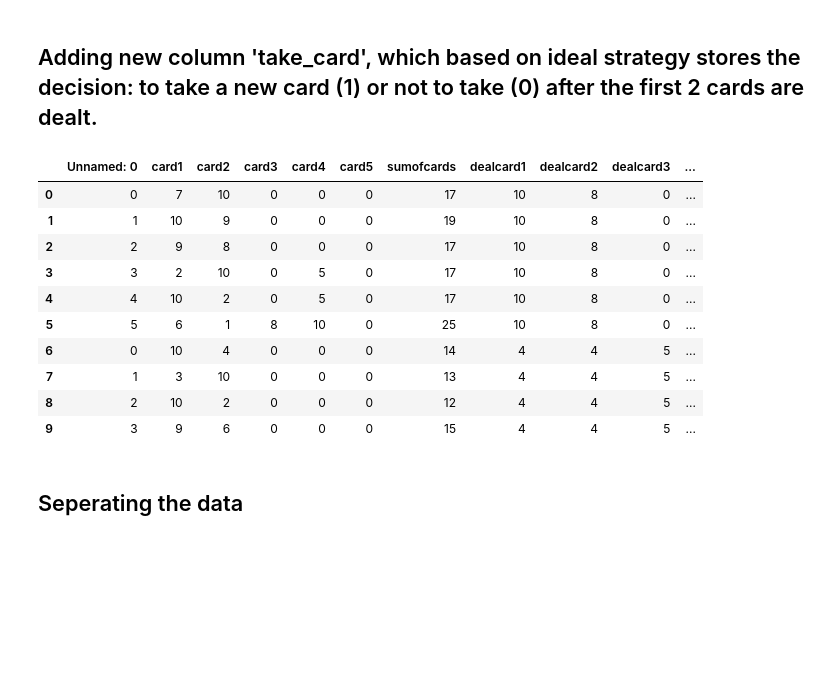
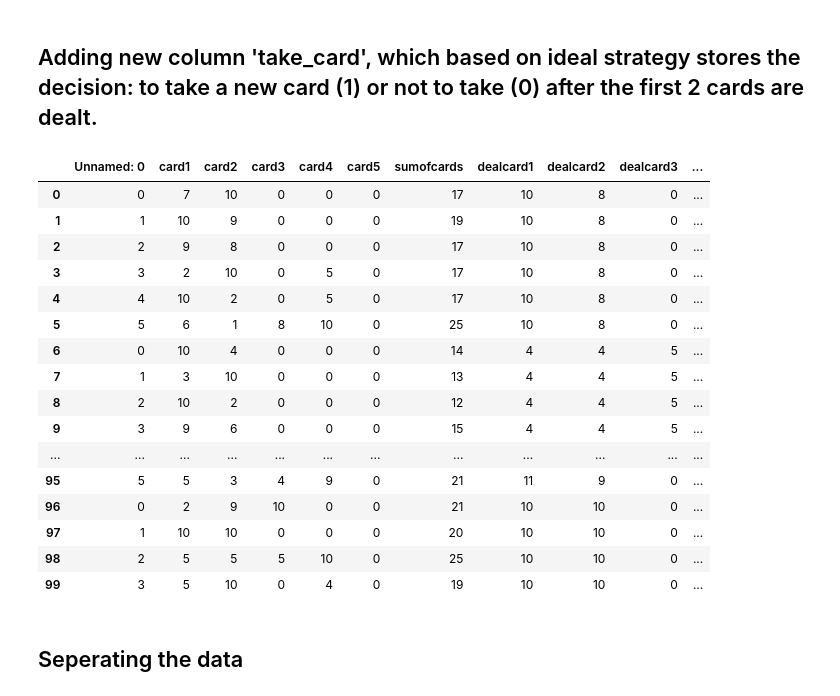
Before and after one commit to KirillMitjurin/DA6_project, a Jupyter notebook: BlackJack.ipynb, the cells around one changed output. Saved outputs shown, nothing was run; the diff lists cells and outputs as text; code cells hidden in the pictures; blank space fills up the shorter version.

```diff
--- a/BlackJack.ipynb
+++ b/BlackJack.ipynb
@@ -53,32 +53,49 @@ display(Image(filename='Ideal_Strategy.jpg', width=700))
 # %% [markdown]
 ## Adding new column 'take_card', which based on ideal strategy stores the decision: to take a new card (1) or not to take (0) after the first 2 cards are dealt.
 # %%
-# Define the "take_card" logic
 def decide_take_card(ply2cardsum, dealer_card):
     if ply2cardsum >= 17:  # Strong hand, don't take a card
         return 0
+    elif ply2cardsum == 11:
+        return 0
+    elif ply2cardsum == 10:
+        if dealer_card <= 9:
+            return 0
+        return 1
+    elif ply2cardsum == 9:
+        if 3 <= dealer_card <= 6:
+            return 0
+        return 1
     elif 12 < ply2cardsum < 17:  # Medium-strength hand
         return 1 if dealer_card >= 7 else 0  # Take card if dealer has a strong visible card
     elif ply2cardsum == 12:  # Edge case for 12
         return 1 if dealer_card < 4 or dealer_card > 6 else 0
     else:  # Weak hands (11 or below), always take a card
         return 1
 
+
+
 # Add the "take_card" column
 data['take_card'] = data.apply(lambda row: decide_take_card(row['ply2cardsum'], row['dealcard1']), axis=1)
 
-data.head(10)
+data.head(100)
 # %% [output]
 |  | Unnamed: 0 | card1 | card2 | card3 | card4 | card5 | sumofcards | dealcard1 | dealcard2 | dealcard3 | ... |
 | 0 | 0 | 7 | 10 | 0 | 0 | 0 | 17 | 10 | 8 | 0 | ... |
 | 1 | 1 | 10 | 9 | 0 | 0 | 0 | 19 | 10 | 8 | 0 | ... |
 | 2 | 2 | 9 | 8 | 0 | 0 | 0 | 17 | 10 | 8 | 0 | ... |
 | 3 | 3 | 2 | 10 | 0 | 5 | 0 | 17 | 10 | 8 | 0 | ... |
 | 4 | 4 | 10 | 2 | 0 | 5 | 0 | 17 | 10 | 8 | 0 | ... |
 | 5 | 5 | 6 | 1 | 8 | 10 | 0 | 25 | 10 | 8 | 0 | ... |
 | 6 | 0 | 10 | 4 | 0 | 0 | 0 | 14 | 4 | 4 | 5 | ... |
 | 7 | 1 | 3 | 10 | 0 | 0 | 0 | 13 | 4 | 4 | 5 | ... |
 | 8 | 2 | 10 | 2 | 0 | 0 | 0 | 12 | 4 | 4 | 5 | ... |
 | 9 | 3 | 9 | 6 | 0 | 0 | 0 | 15 | 4 | 4 | 5 | ... |
+| ... | ... | ... | ... | ... | ... | ... | ... | ... | ... | ... | ... |
+| 95 | 5 | 5 | 3 | 4 | 9 | 0 | 21 | 11 | 9 | 0 | ... |
+| 96 | 0 | 2 | 9 | 10 | 0 | 0 | 21 | 10 | 10 | 0 | ... |
+| 97 | 1 | 10 | 10 | 0 | 0 | 0 | 20 | 10 | 10 | 0 | ... |
+| 98 | 2 | 5 | 5 | 5 | 10 | 0 | 25 | 10 | 10 | 0 | ... |
+| 99 | 3 | 5 | 10 | 0 | 4 | 0 | 19 | 10 | 10 | 0 | ... |
 # %% [markdown]
 ## Seperating the data
```
Also changed, not shown: parts of 42 cells of this notebook.
